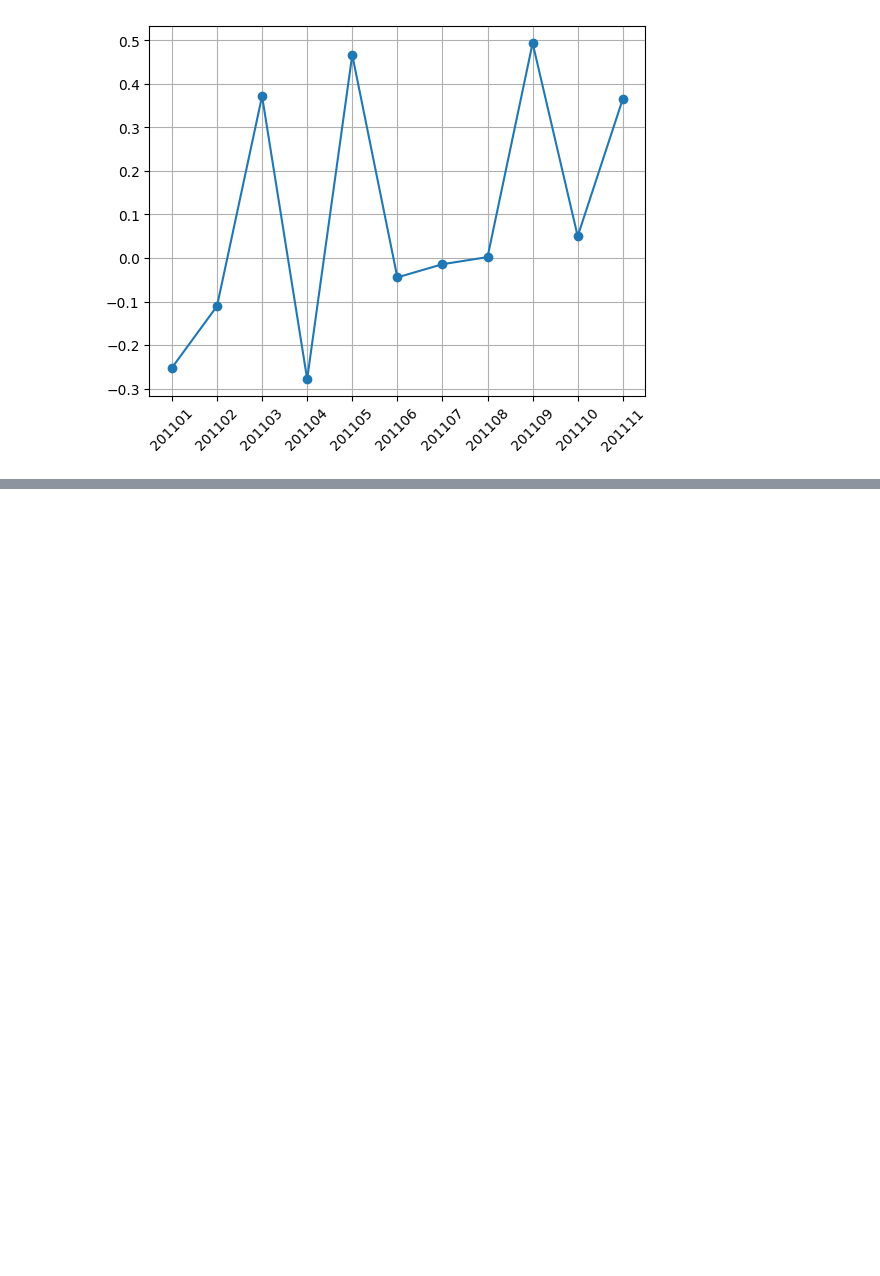
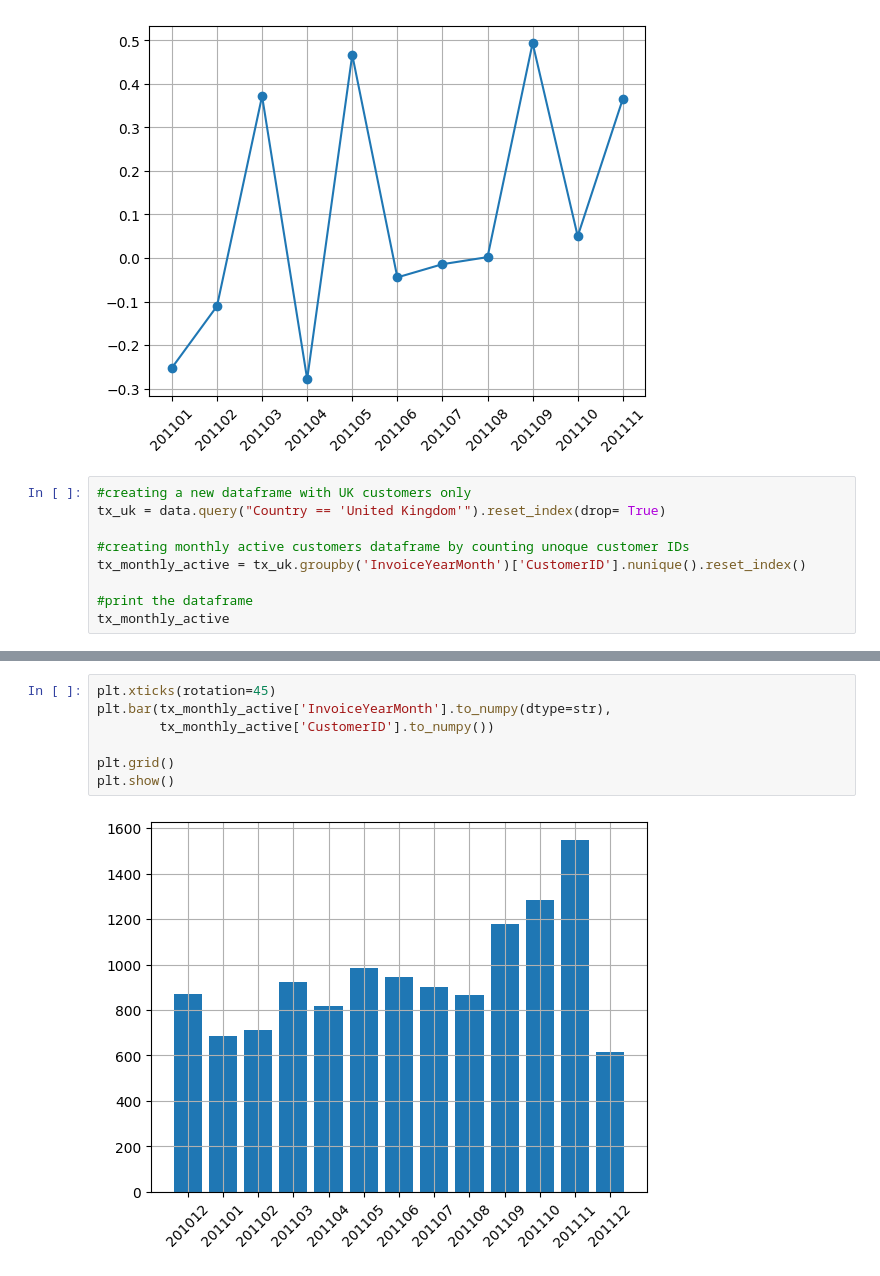
Before and after one commit to farhadspy/Machine-Learning, a Jupyter notebook: OnlineRetail.ipynb, the cells around one changed output, grey strips where cells are left out. Cells and saved outputs as stored; diff of their text form; blank space fills up the shorter version.

```diff
--- a/OnlineRetail.ipynb
+++ b/OnlineRetail.ipynb
@@ -72,3 +72,12 @@ plt.grid()
 plt.show()
 # %% [output]
 [figure]
+# %%
+#creating a new dataframe with UK customers only
+tx_uk = data.query("Country == 'United Kingdom'").reset_index(drop= True)
+
+#creating monthly active customers dataframe by counting unoque customer IDs
+tx_monthly_active = tx_uk.groupby('InvoiceYearMonth')['CustomerID'].nunique().reset_index()
+
+#print the dataframe
+tx_monthly_active
@@ -74,0 +99,9 @@ plt.show()
+# %%
+plt.xticks(rotation=45)
+plt.bar(tx_monthly_active['InvoiceYearMonth'].to_numpy(dtype=str),
+        tx_monthly_active['CustomerID'].to_numpy())
+
+plt.grid()
+plt.show()
+# %% [output]
+[figure, added]
```
Also changed, not shown: parts of 5 cells of this notebook.
